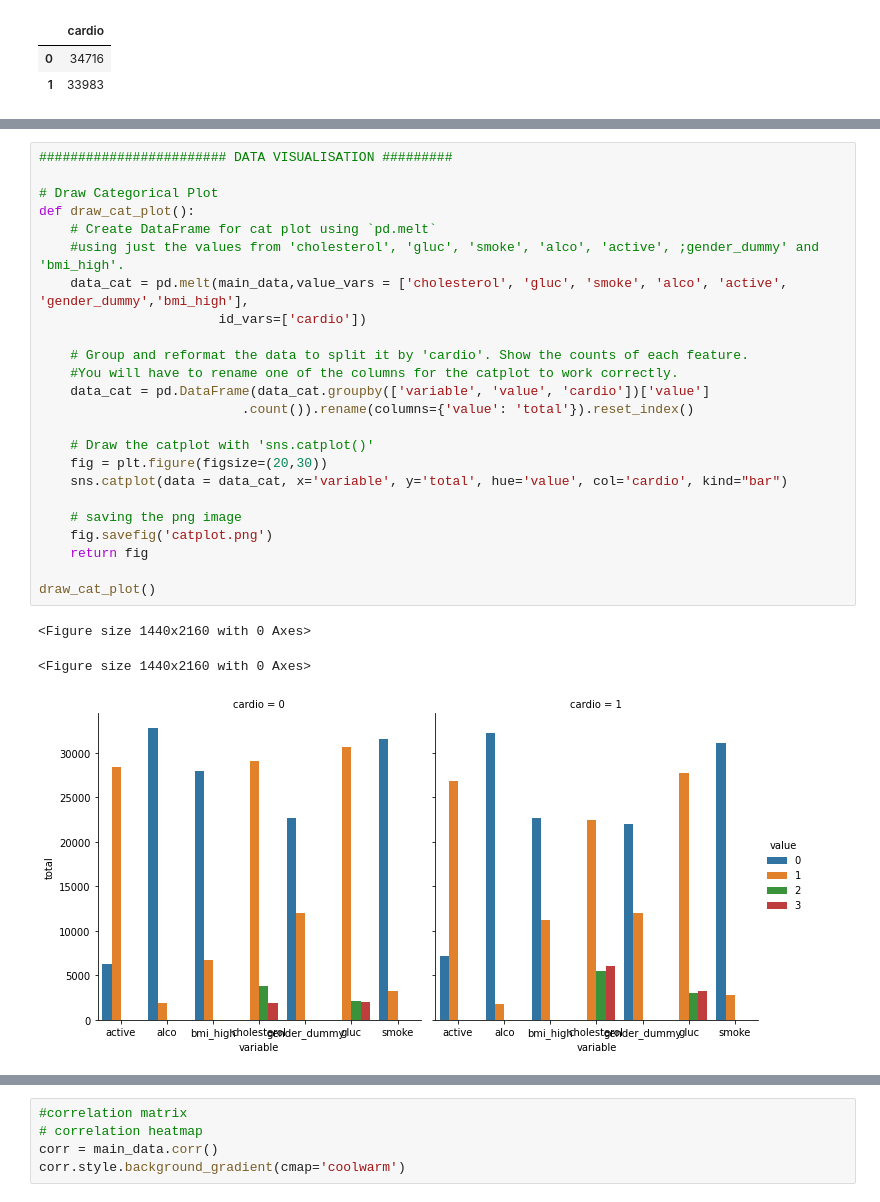
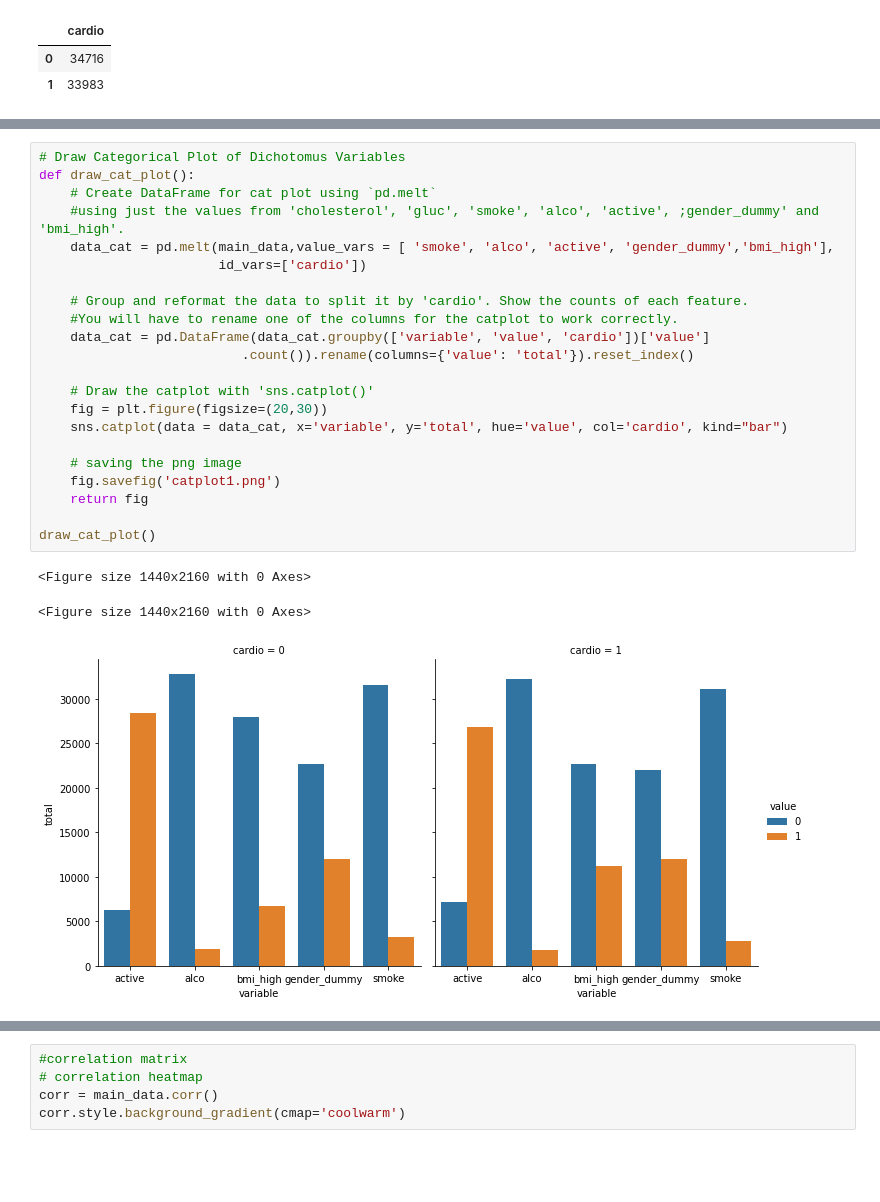
Before and after one commit to GregoryDzej/Big-Data-Python-task, a Jupyter notebook: Big_data_Cardio_.ipynb, the cells around one changed output, grey strips where cells are left out. Saved outputs shown, nothing was run; the diff lists cells and outputs as text; blank space fills up the shorter version.

```diff
--- a/Big_data_Cardio_.ipynb
+++ b/Big_data_Cardio_.ipynb
@@ -273,28 +298,26 @@ display(pd.DataFrame(main_data['cardio'].value_counts()))
 # %%
-######################## DATA VISUALISATION #########
-
-# Draw Categorical Plot
+# Draw Categorical Plot of Dichotomus Variables
 def draw_cat_plot():
     # Create DataFrame for cat plot using `pd.melt`
     #using just the values from 'cholesterol', 'gluc', 'smoke', 'alco', 'active', ;gender_dummy' and 'bmi_high'.
-    data_cat = pd.melt(main_data,value_vars = ['cholesterol', 'gluc', 'smoke', 'alco', 'active', 'gender_dummy','bmi_high'],
+    data_cat = pd.melt(main_data,value_vars = [ 'smoke', 'alco', 'active', 'gender_dummy','bmi_high'],
                        id_vars=['cardio'])
 
     # Group and reformat the data to split it by 'cardio'. Show the counts of each feature.
     #You will have to rename one of the columns for the catplot to work correctly.
     data_cat = pd.DataFrame(data_cat.groupby(['variable', 'value', 'cardio'])['value']
                           .count()).rename(columns={'value': 'total'}).reset_index()
 
     # Draw the catplot with 'sns.catplot()'
     fig = plt.figure(figsize=(20,30))
     sns.catplot(data = data_cat, x='variable', y='total', hue='value', col='cardio', kind="bar")
 
     # saving the png image
-    fig.savefig('catplot.png')
+    fig.savefig('catplot1.png')
     return fig
 
 draw_cat_plot()
 # %% [output]
 <Figure size 1440x2160 with 0 Axes>
 <Figure size 1440x2160 with 0 Axes>
-[figure, old version]
+[figure, new version]
```
Also changed, not shown: parts of 9 cells of this notebook.
